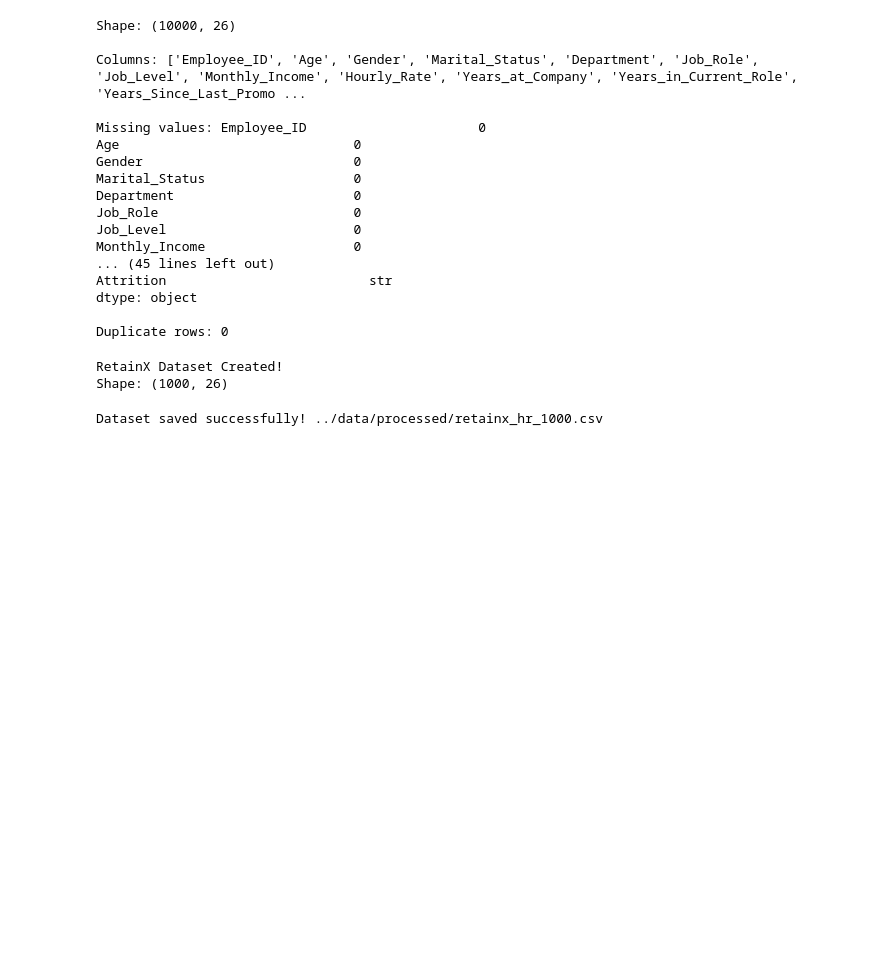
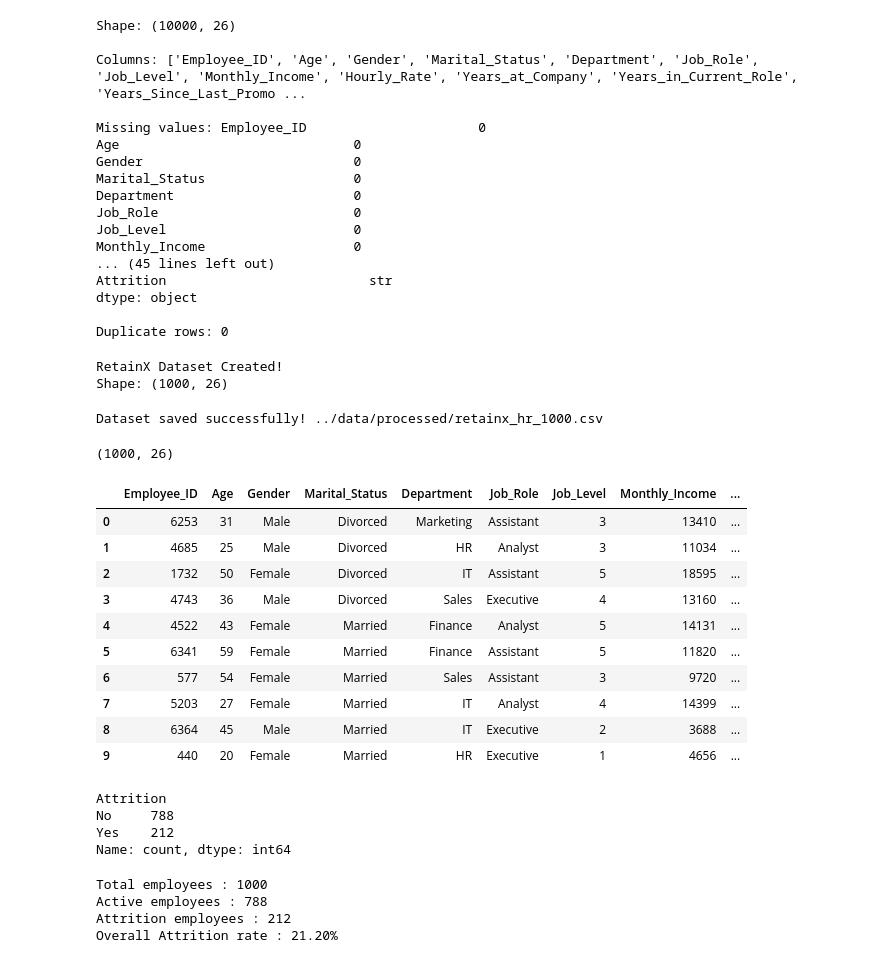
Before and after one commit to MadhanBabuUradi/RetainX, a Jupyter notebook: notebooks/01_dataset_setup.ipynb, the cells around one changed output. Saved outputs shown, nothing was run; the diff lists cells and outputs as text; code cells hidden in the pictures; blank space fills up the shorter version.

```diff
--- a/notebooks/01_dataset_setup.ipynb
+++ b/notebooks/01_dataset_setup.ipynb
@@ -58,3 +58,28 @@ retainx_df.to_csv(output_path, index=False)
 print("Dataset saved successfully!", output_path)
 # %% [output]
 Dataset saved successfully! ../data/processed/retainx_hr_1000.csv
+# %%
+print(retainx_df.shape)
+# %% [output]
+(1000, 26)
+# %%
+retainx_df.head(10)
+# %% [output]
+|  | Employee_ID | Age | Gender | Marital_Status | Department | Job_Role | Job_Level | Monthly_Income | ... |
+| 0 | 6253 | 31 | Male | Divorced | Marketing | Assistant | 3 | 13410 | ... |
+| 1 | 4685 | 25 | Male | Divorced | HR | Analyst | 3 | 11034 | ... |
+| 2 | 1732 | 50 | Female | Divorced | IT | Assistant | 5 | 18595 | ... |
+| 3 | 4743 | 36 | Male | Divorced | Sales | Executive | 4 | 13160 | ... |
+| 4 | 4522 | 43 | Female | Married | Finance | Analyst | 5 | 14131 | ... |
+| 5 | 6341 | 59 | Female | Married | Finance | Assistant | 5 | 11820 | ... |
+| 6 | 577 | 54 | Female | Married | Sales | Assistant | 3 | 9720 | ... |
+| 7 | 5203 | 27 | Female | Married | IT | Analyst | 4 | 14399 | ... |
+| 8 | 6364 | 45 | Male | Married | IT | Executive | 2 | 3688 | ... |
+| 9 | 440 | 20 | Female | Married | HR | Executive | 1 | 4656 | ... |
+# %%
+print(retainx_df["Attrition"].value_counts())
+# %% [output]
+Attrition
+No     788
+Yes    212
+Name: count, dtype: int64
@@ -60,0 +94,16 @@ Dataset saved successfully! ../data/processed/retainx_hr_1000.csv
+# %%
+totalemp=len(retainx_df)
+attrition_count=(retainx_df["Attrition"]=="Yes").sum()
+active_count=(retainx_df["Attrition"]=="No").sum()
+
+attrition_rate=(attrition_count/totalemp)*100
+
+print(f"Total employees : {totalemp}")
+print(f"Active employees : {active_count}")
+print(f"Attrition employees : {attrition_count}")
+print(f"Overall Attrition rate : {attrition_rate:.2f}%")
+# %% [output]
+Total employees : 1000
+Active employees : 788
+Attrition employees : 212
+Overall Attrition rate : 21.20%
```
Also changed, not shown: parts of 4 cells of this notebook, 6 other files.
